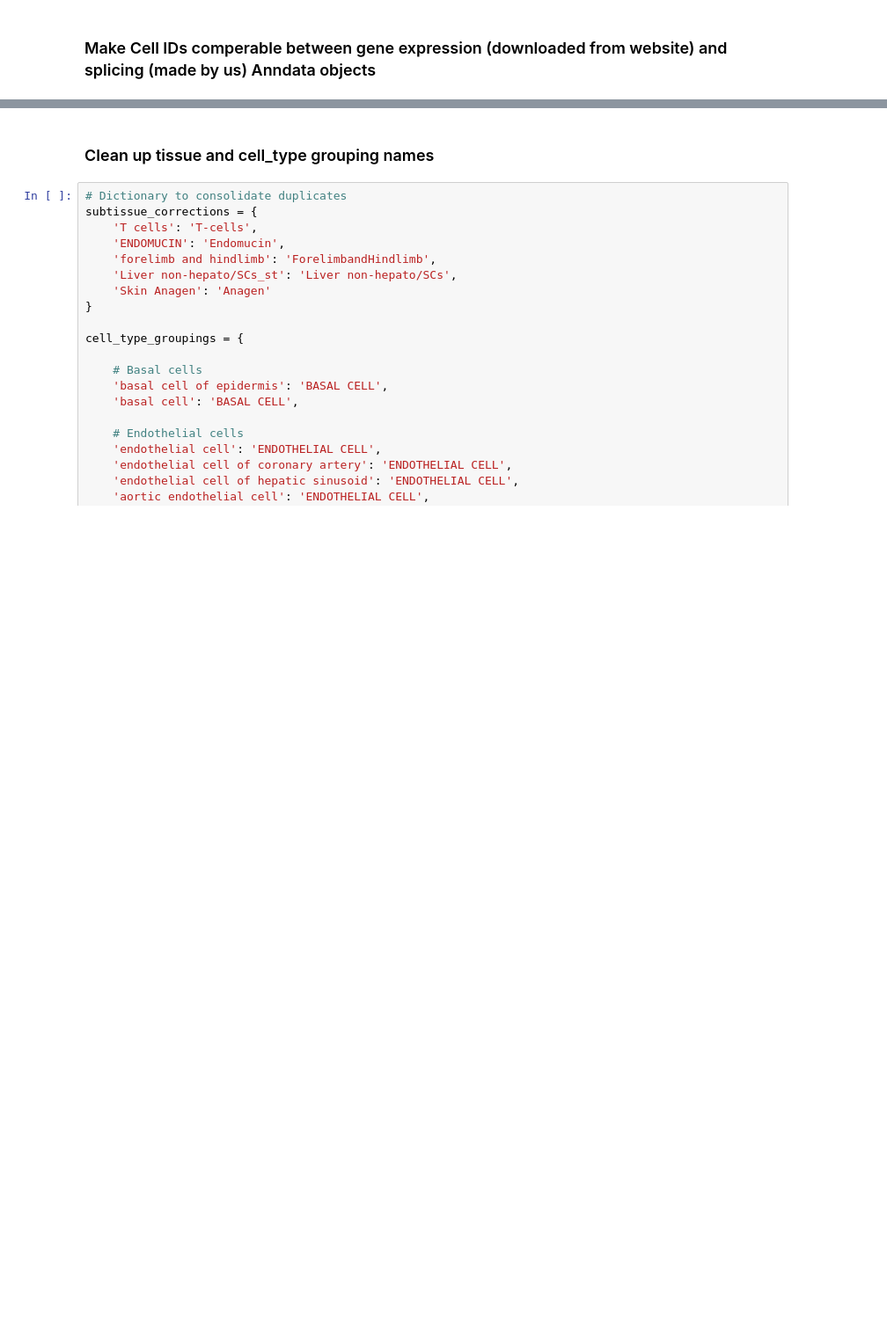
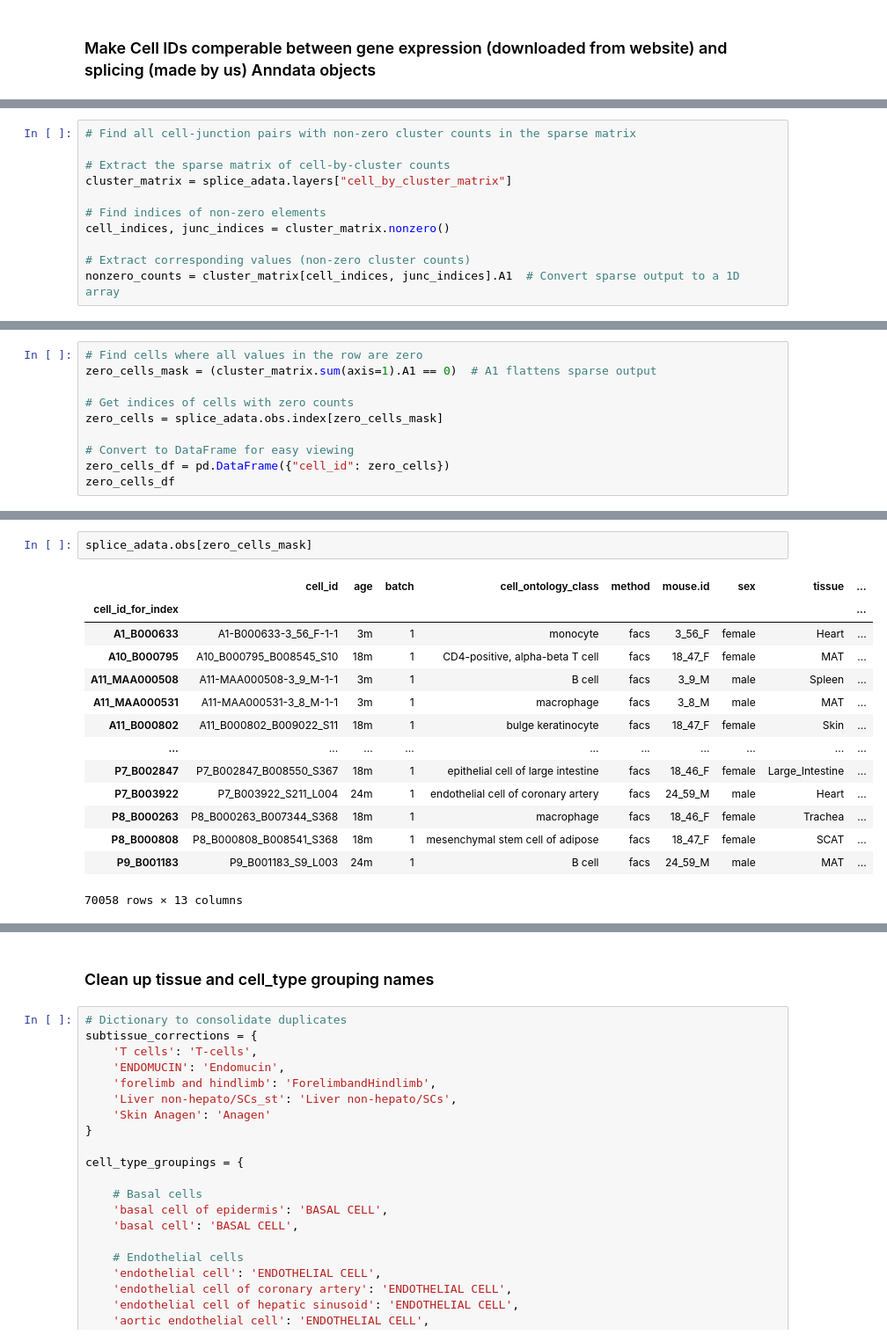
Before and after one commit to daklab/Leaflet-analysis, a Jupyter notebook: TabulaSenis/LeafletFA_analysis/01_prep_initialized_AnnData.ipynb, the cells around one changed output, grey strips where cells are left out. Shown at 88% size. Saved outputs shown, nothing was run; the diff lists cells and outputs as text; blank space fills up the shorter version.

```diff
--- a/TabulaSenis/LeafletFA_analysis/01_prep_initialized_AnnData.ipynb
+++ b/TabulaSenis/LeafletFA_analysis/01_prep_initialized_AnnData.ipynb
@@ -149,0 +186,11 @@ print(splice_adata.shape)
+# %%
+# Find all cell-junction pairs with non-zero cluster counts in the sparse matrix
+
+# Extract the sparse matrix of cell-by-cluster counts
+cluster_matrix = splice_adata.layers["cell_by_cluster_matrix"]
+
+# Find indices of non-zero elements
+cell_indices, junc_indices = cluster_matrix.nonzero()
+
+# Extract corresponding values (non-zero cluster counts)
+nonzero_counts = cluster_matrix[cell_indices, junc_indices].A1  # Convert sparse output to a 1D array
@@ -149,0 +201,10 @@ print(splice_adata.shape)
+# %%
+# Find cells where all values in the row are zero
+zero_cells_mask = (cluster_matrix.sum(axis=1).A1 == 0)  # A1 flattens sparse output
+
+# Get indices of cells with zero counts
+zero_cells = splice_adata.obs.index[zero_cells_mask]
+
+# Convert to DataFrame for easy viewing
+zero_cells_df = pd.DataFrame({"cell_id": zero_cells})
+zero_cells_df
@@ -149,0 +225,17 @@ print(splice_adata.shape)
+# %%
+splice_adata.obs[zero_cells_mask]
+# %% [output]
+|  | cell_id | age | batch | cell_ontology_class | method | mouse.id | sex | tissue | ... |
+| cell_id_for_index |  |  |  |  |  |  |  |  | ... |
+| A1_B000633 | A1-B000633-3_56_F-1-1 | 3m | 1 | monocyte | facs | 3_56_F | female | Heart | ... |
+| A10_B000795 | A10_B000795_B008545_S10 | 18m | 1 | CD4-positive, alpha-beta T cell | facs | 18_47_F | female | MAT | ... |
+| A11_MAA000508 | A11-MAA000508-3_9_M-1-1 | 3m | 1 | B cell | facs | 3_9_M | male | Spleen | ... |
+| A11_MAA000531 | A11-MAA000531-3_8_M-1-1 | 3m | 1 | macrophage | facs | 3_8_M | male | MAT | ... |
+| A11_B000802 | A11_B000802_B009022_S11 | 18m | 1 | bulge keratinocyte | facs | 18_47_F | female | Skin | ... |
+| ... | ... | ... | ... | ... | ... | ... | ... | ... | ... |
+| P7_B002847 | P7_B002847_B008550_S367 | 18m | 1 | epithelial cell of large intestine | facs | 18_46_F | female | Large_Intestine | ... |
+| P7_B003922 | P7_B003922_S211_L004 | 24m | 1 | endothelial cell of coronary artery | facs | 24_59_M | male | Heart | ... |
+| P8_B000263 | P8_B000263_B007344_S368 | 18m | 1 | macrophage | facs | 18_46_F | female | Trachea | ... |
+| P8_B000808 | P8_B000808_B008541_S368 | 18m | 1 | mesenchymal stem cell of adipose | facs | 18_47_F | female | SCAT | ... |
+| P9_B001183 | P9_B001183_S9_L003 | 24m | 1 | B cell | facs | 24_59_M | male | MAT | ... |
+70058 rows × 13 columns
```
Also changed, not shown: parts of 52 cells of this notebook, 4 other files.
